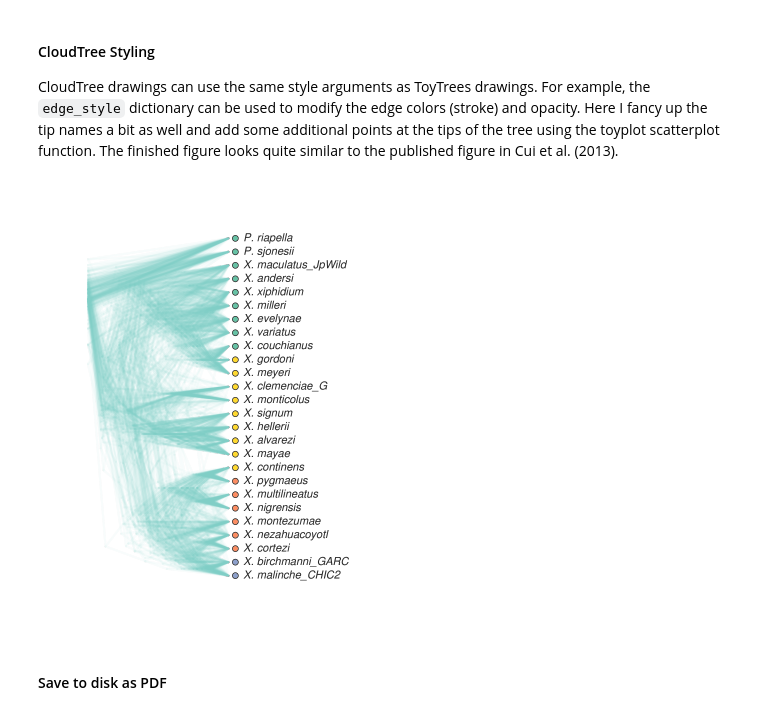
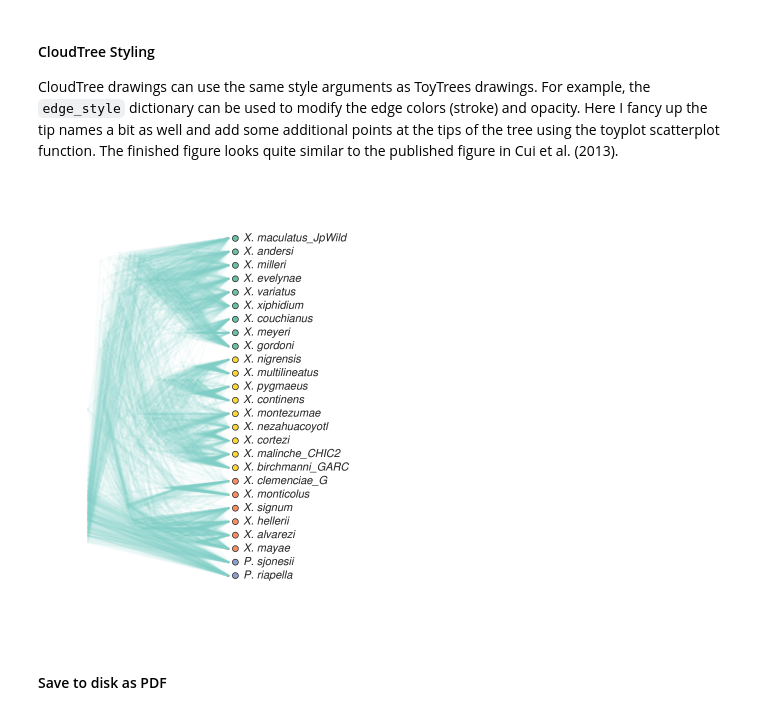
Before and after one commit to eaton-lab/toytree, a Jupyter notebook: docs/7-multitrees.ipynb, the cells around one changed output. Drawn from its saved outputs; the diff is of its cells as text; code cells hidden in the pictures.

```diff
--- a/docs/7-multitrees.ipynb
+++ b/docs/7-multitrees.ipynb
@@ -170,15 +185,13 @@ fish.draw_tree_grid(
 # %%
-# set a cloud tree tip label style by setting style on the first tree
-fish.treelist[0].style.tip_labels = [
-    '<i>{}. {}</i>'.format(i[0], i[1:])
-    for i in fish.treelist[0].get_tip_labels()
-]
-
 # draw a cloud tree which enforces a fixed tip order
 fish.draw_cloud_tree(
-    height=450,
-    width=450,
+    height=450, width=450,
     edge_style={"opacity": 0.025},
+    fixed_order=consfish.get_tip_labels(),
+    tip_labels={
+        i: '<i>{}. {}</i>'.format(i[0], i[1:])
+        for i in consfish.get_tip_labels()
+    },
     tip_labels_style={"font-size": "11px"},
 );
 # %% [output]
@@ -230,40 +243,38 @@ fish.draw_tree_grid(
 #### CloudTree Styling
 CloudTree drawings can use the same style arguments as ToyTrees drawings. For example, the `edge_style` dictionary can be used to modify the edge colors (stroke) and opacity. Here I fancy up the tip names a bit as well and add some additional points at the tips of the tree using the toyplot scatterplot function. The finished figure looks quite similar to the published figure in Cui et al. (2013).
 # %%
-# set Style on first tree for tips of cloud tree plot
-fish.treelist[0].style.tip_labels = [
-    "<i>{}. {}</i>".format(i[0], i[1:])
-    for i in fish.treelist[0].get_tip_labels()
-]
-
 # draw the cloudtree
 canvas, axes = fish.draw_cloud_tree(
     height=450,
     width=500,
     edge_style={
         'stroke': toyplot.color.brewer.palette("BlueGreen")[4],
         'opacity': 0.05,
     },
+    fixed_order=customorder,
+    tip_labels={
+        i: "<i>{}. {}</i>".format(i[0], i[1:]) for i in customorder
+    }
 );
 
 # add colored nodes at the tips (x-axis=0) (y-axis=0-ntips)
 xlocs = np.zeros(fish.ntips)
 ylocs = np.arange(fish.ntips)
 colors = np.concatenate([
     [toytree.colors[2]] * 2,
     [toytree.colors[1]] * 6,
     [toytree.colors[5]] * 9,
     [toytree.colors[0]] * 9,
 ])
 axes.scatterplot(
     xlocs + 0.05,
     ylocs,
     color=colors,
     mstyle={"stroke": "black", "stroke-width": 0.5},
     size=6,
 );
 # %% [output]
-[figure, old version]
+[figure, new version]
 # %% [markdown]
 #### Save to disk as PDF
 # %%
```
Also changed, not shown: parts of 19 cells of this notebook, 3 other files.
